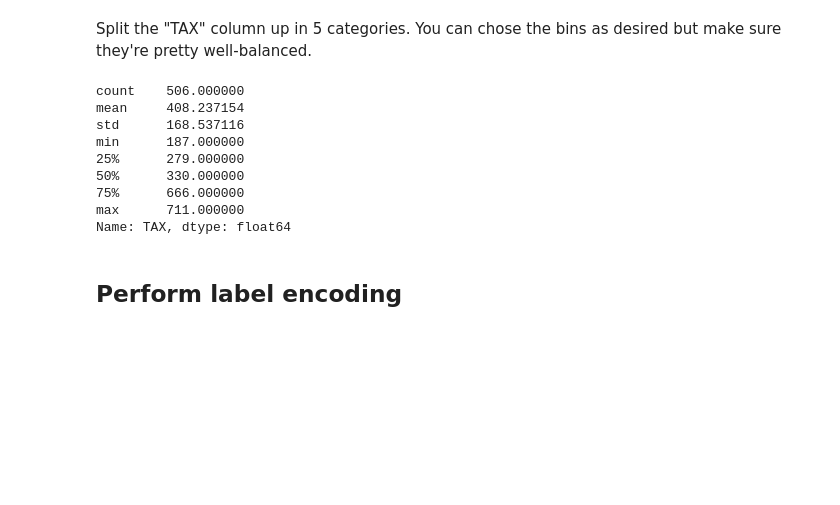
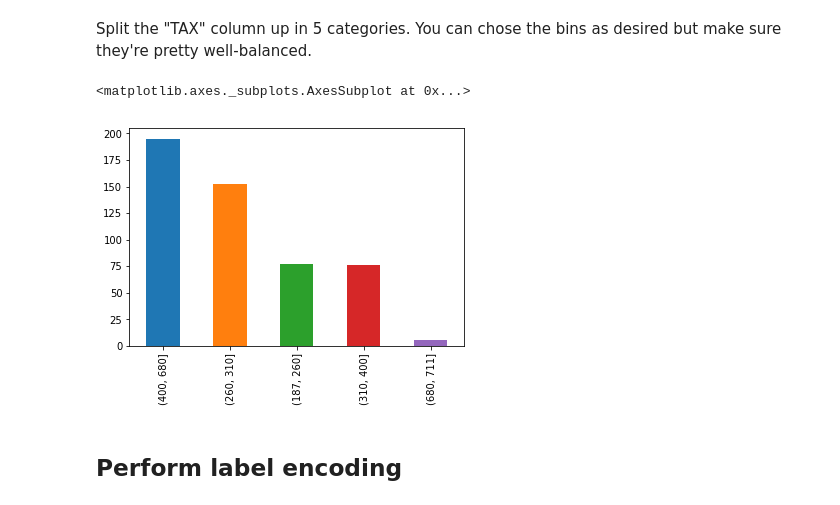
Before and after one commit to ColinFangshu/dsc-dealing-with-categorical-variables-lab-seattle-ds-career-051319, a Jupyter notebook: index.ipynb, the cells around one changed output. Drawn from its saved outputs; the diff is of its cells as text; code cells hidden in the pictures; blank space fills up the shorter version.

```diff
--- a/index.ipynb
+++ b/index.ipynb
@@ -230,19 +230,12 @@ Split the "TAX" column up in 5 categories. You can chose the bins as desired but
 # %%
 # repeat everything for "TAX"
 # boston_df['TAX'].describe()
 bins = [187,260,310,400,680,711]
 bins_tax = pd.cut(boston_df['TAX'],bins)
-bins_tax.value_counts().plot()
+bins_tax.value_counts().plot(kind='bar')
 # %% [output]
-count    506.000000
-mean     408.237154
-std      168.537116
-min      187.000000
-25%      279.000000
-50%      330.000000
-75%      666.000000
-max      711.000000
-Name: TAX, dtype: float64
+<matplotlib.axes._subplots.AxesSubplot at 0x...>
+[figure, added]
 # %% [markdown]
 ## Perform label encoding
 # %%
```
